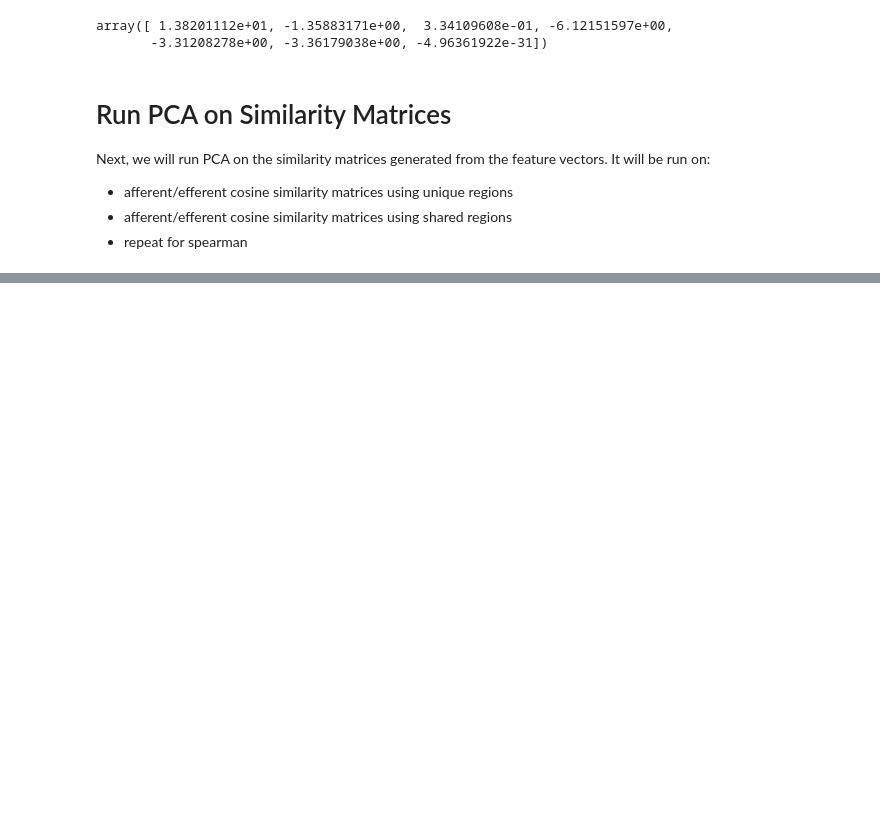
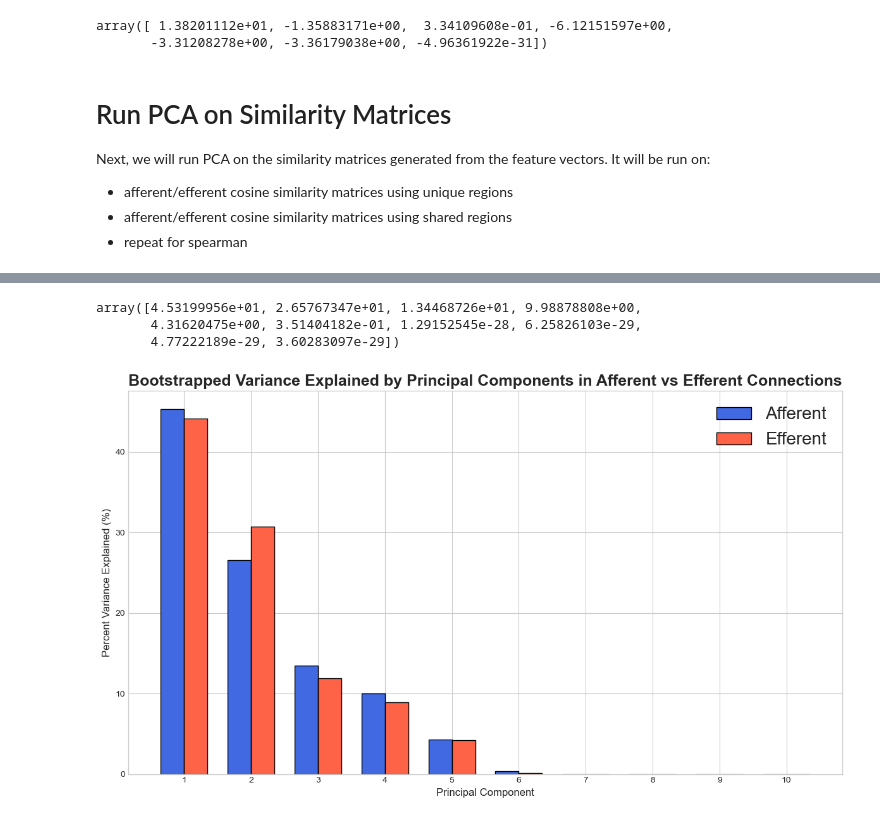
Before and after one commit to chris-weinberger/br2f_connectome, a Jupyter notebook: scripts/PCA_hippocampal.ipynb, the cells around one changed output, grey strips where cells are left out. Drawn from its saved outputs; the diff is of its cells as text; code cells hidden in the pictures; blank space fills up the shorter version.

Commit message:
bootstrap PCA on cosine similarity

```diff
--- a/scripts/PCA_hippocampal.ipynb
+++ b/scripts/PCA_hippocampal.ipynb
@@ -455,0 +531,53 @@ plt_spearman_shared.savefig('../output/incoming_outgoing_PCA_spearman_shared_reg
+# %%
+# average variance explained across all 1000 iterations
+average_afferent_variance_explained = np.mean(wb_variance_explained_afferent, axis=0)
+average_efferent_variance_explained = np.mean(wb_variance_explained_efferent, axis=0)
+# %%
+average_afferent_variance_explained
+# %% [output]
+array([4.53199956e+01, 2.65767347e+01, 1.34468726e+01, 9.98878808e+00,
+       4.31620475e+00, 3.51404182e-01, 1.29152545e-28, 6.25826103e-29,
+       4.77222189e-29, 3.60283097e-29])
+# %%
+# plot the averages
+
+plt.style.use('seaborn-v0_8-whitegrid')
+fig, ax = plt.subplots(figsize=(12, 7))
+
+# Define the x-axis positions for the bars
+component_numbers = np.arange(1, n_components + 1)
+bar_width = 0.35
+
+# Create the bar plot for Dataset A (Outgoing profiles)
+ax.bar(
+    component_numbers - bar_width/2,
+    average_afferent_variance_explained,
+    width=bar_width,
+    label='Afferent',
+    color='royalblue',
+    edgecolor='k'
+)
+
+# Create the bar plot for Dataset B (Incoming profiles)
+ax.bar(
+    component_numbers + bar_width/2,
+    average_efferent_variance_explained,
+    width=bar_width,
+    label='Efferent',
+    color='tomato',
+    edgecolor='k'
+)
+
+
+# Final Chart Formatting
+ax.set_xlabel('Principal Component', fontsize=12)
+ax.set_ylabel('Percent Variance Explained (%)', fontsize=12)
+ax.set_title('Bootstrapped Variance Explained by Principal Components in Afferent vs Efferent Connections', fontsize=18, weight='bold')
+ax.set_xticks(component_numbers) # Ensure integer ticks for each component
+ax.legend(fontsize=20)
+plt.tight_layout()
+
+plt.savefig('../output/PCA_bootstrapped_connectivity_profiles.png')
+plt.show()
+# %% [output]
+[figure, added]
```
Also changed, not shown: parts of 8 cells of this notebook, 6 other files.
